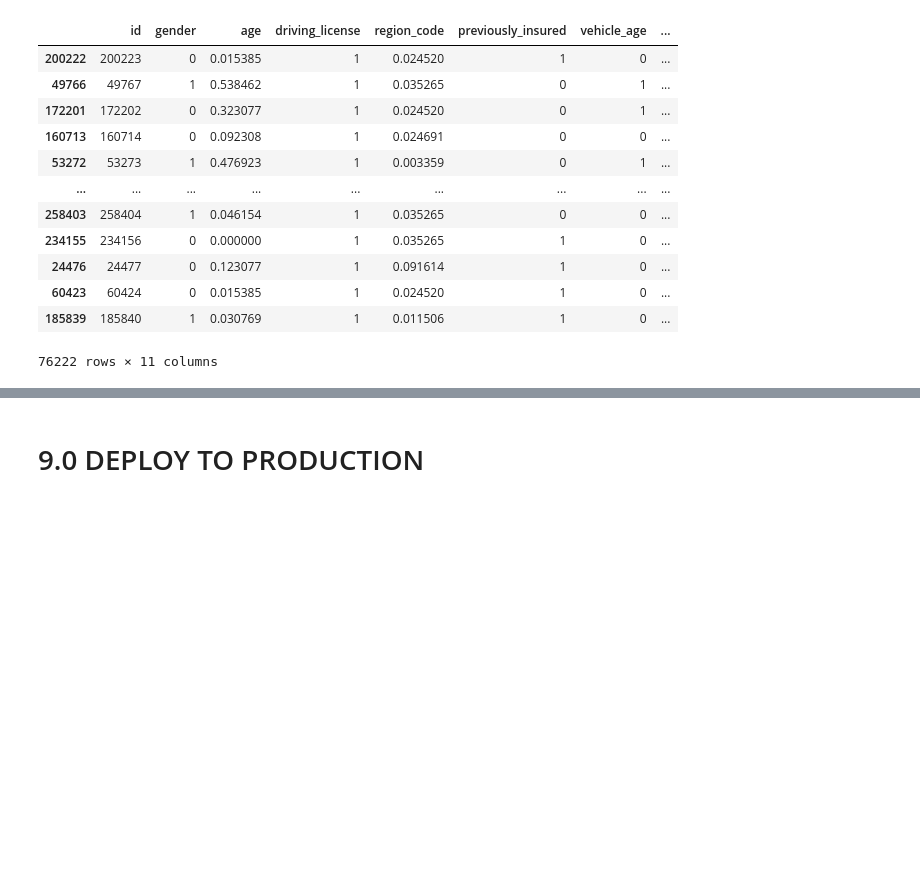
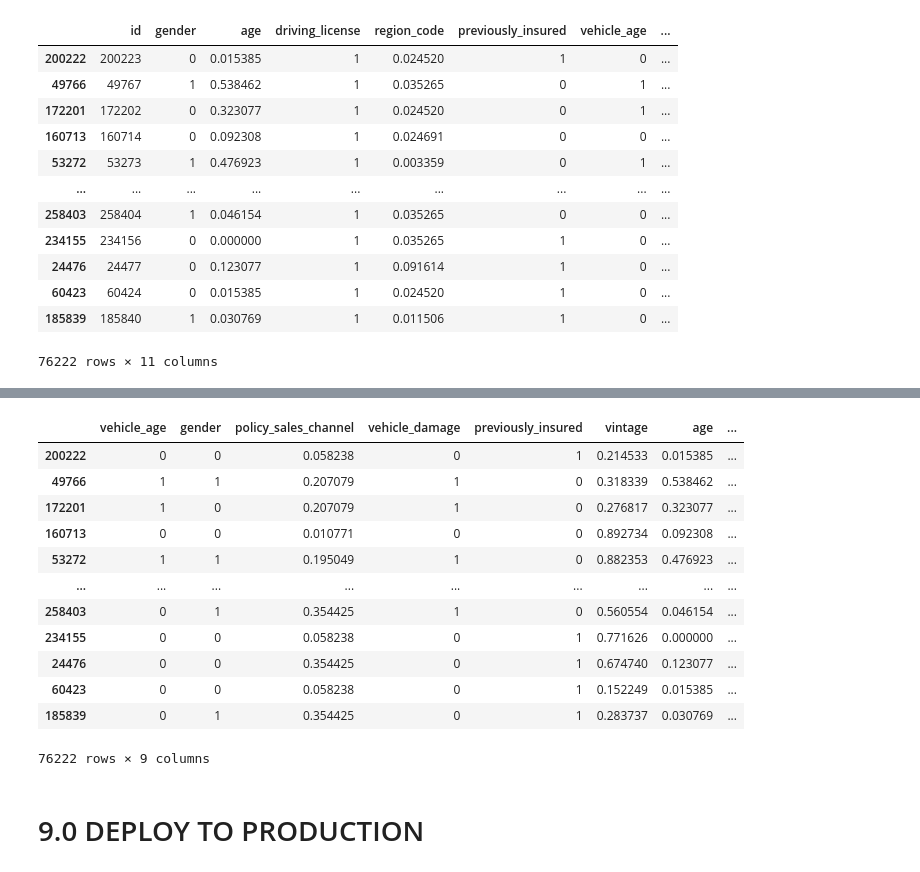
Before and after one commit to EDJR94/pa004_health_insurance, a Jupyter notebook: notebooks/pa004_v2_health_insurance - Copia.ipynb, the cells around one changed output, grey strips where cells are left out. Cells and saved outputs as stored; diff of their text form; code cells hidden in the pictures; blank space fills up the shorter version.

```diff
--- a/notebooks/pa004_v2_health_insurance - Copia.ipynb
+++ b/notebooks/pa004_v2_health_insurance - Copia.ipynb
@@ -950,3 +910,19 @@ metrics_lgb_tunned
+# %%
+x_test
+# %% [output]
+|  | vehicle_age | gender | policy_sales_channel | vehicle_damage | previously_insured | vintage | age | ... |
+| 200222 | 0 | 0 | 0.058238 | 0 | 1 | 0.214533 | 0.015385 | ... |
+| 49766 | 1 | 1 | 0.207079 | 1 | 0 | 0.318339 | 0.538462 | ... |
+| 172201 | 1 | 0 | 0.207079 | 1 | 0 | 0.276817 | 0.323077 | ... |
+| 160713 | 0 | 0 | 0.010771 | 0 | 0 | 0.892734 | 0.092308 | ... |
+| 53272 | 1 | 1 | 0.195049 | 1 | 0 | 0.882353 | 0.476923 | ... |
+| ... | ... | ... | ... | ... | ... | ... | ... | ... |
+| 258403 | 0 | 1 | 0.354425 | 1 | 0 | 0.560554 | 0.046154 | ... |
+| 234155 | 0 | 0 | 0.058238 | 0 | 1 | 0.771626 | 0.000000 | ... |
+| 24476 | 0 | 0 | 0.354425 | 0 | 1 | 0.674740 | 0.123077 | ... |
+| 60423 | 0 | 0 | 0.058238 | 0 | 1 | 0.152249 | 0.015385 | ... |
+| 185839 | 0 | 1 | 0.354425 | 0 | 1 | 0.283737 | 0.030769 | ... |
+76222 rows × 9 columns
 # %% [markdown]
 # 9.0 DEPLOY TO PRODUCTION
 # %%
```
Also changed, not shown: parts of 22 cells of this notebook, 1 other file.
